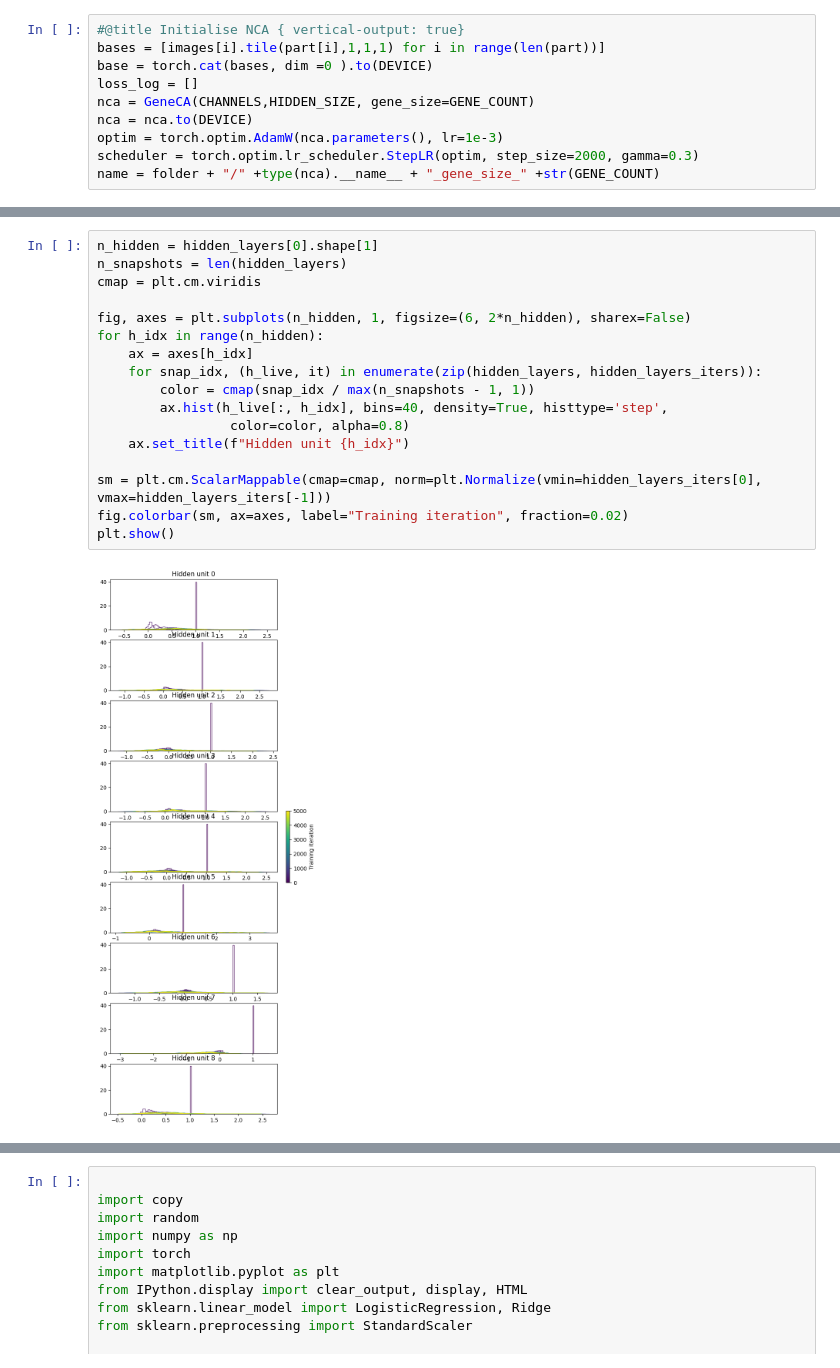
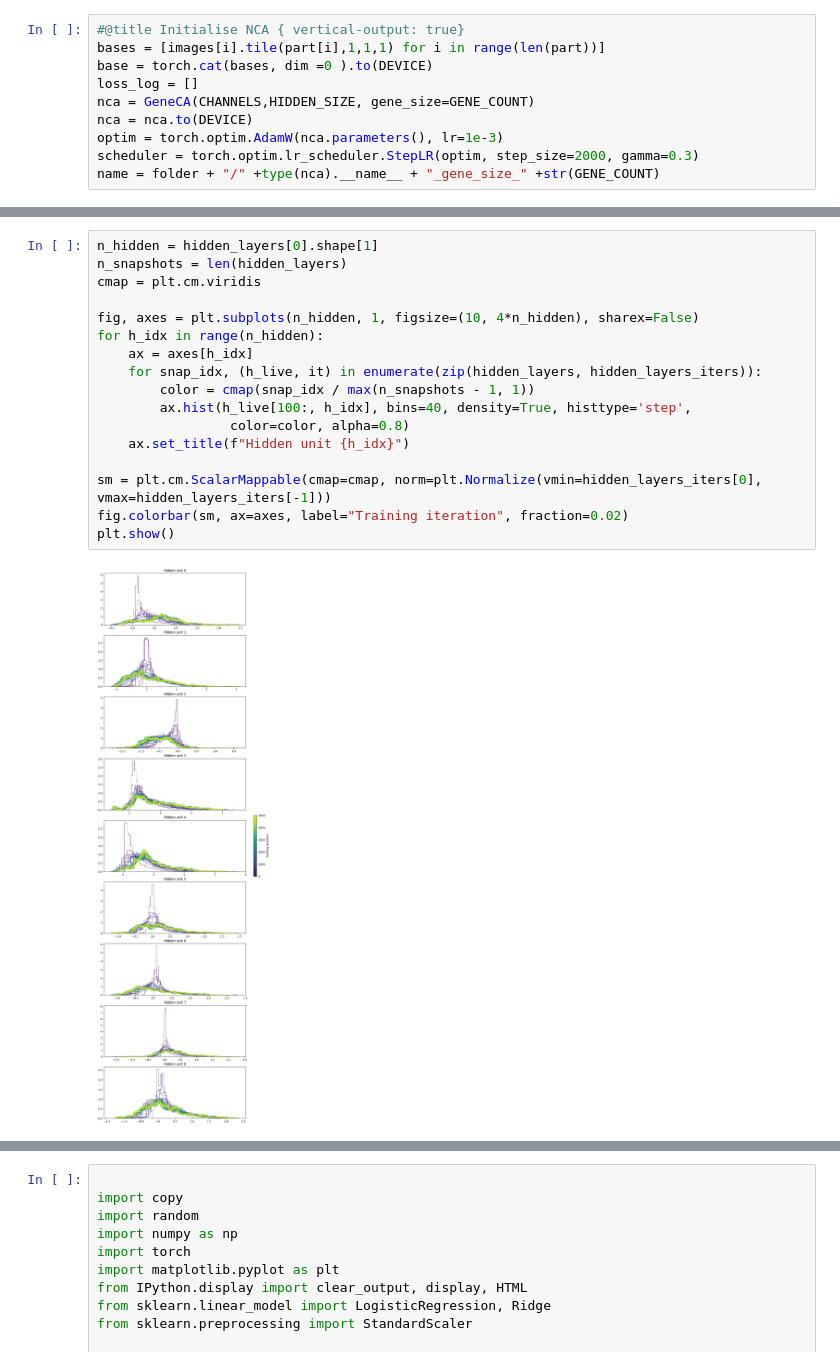
Before and after one commit to lshofsl/Advanced-topics-in-PoD-project-, a Jupyter notebook: EBM_NCA_baseline.ipynb, the cells around one changed output, grey strips where cells are left out. Cells and saved outputs as stored; diff of their text form.

```diff
--- a/EBM_NCA_baseline.ipynb
+++ b/EBM_NCA_baseline.ipynb
@@ -248,22 +264,22 @@ plt.show()
 # %%
 n_hidden = hidden_layers[0].shape[1]
 n_snapshots = len(hidden_layers)
 cmap = plt.cm.viridis
 
-fig, axes = plt.subplots(n_hidden, 1, figsize=(6, 2*n_hidden), sharex=False)
+fig, axes = plt.subplots(n_hidden, 1, figsize=(10, 4*n_hidden), sharex=False)
 for h_idx in range(n_hidden):
     ax = axes[h_idx]
     for snap_idx, (h_live, it) in enumerate(zip(hidden_layers, hidden_layers_iters)):
         color = cmap(snap_idx / max(n_snapshots - 1, 1))
-        ax.hist(h_live[:, h_idx], bins=40, density=True, histtype='step',
+        ax.hist(h_live[100:, h_idx], bins=40, density=True, histtype='step',
                  color=color, alpha=0.8)
     ax.set_title(f"Hidden unit {h_idx}")
 
 sm = plt.cm.ScalarMappable(cmap=cmap, norm=plt.Normalize(vmin=hidden_layers_iters[0], vmax=hidden_layers_iters[-1]))
 fig.colorbar(sm, ax=axes, label="Training iteration", fraction=0.02)
 plt.show()
 # %% [output]
-[figure, old version]
+[figure, new version]
 # %%
 from sklearn.decomposition import PCA
 
```
Also changed, not shown: parts of 6 cells of this notebook.
